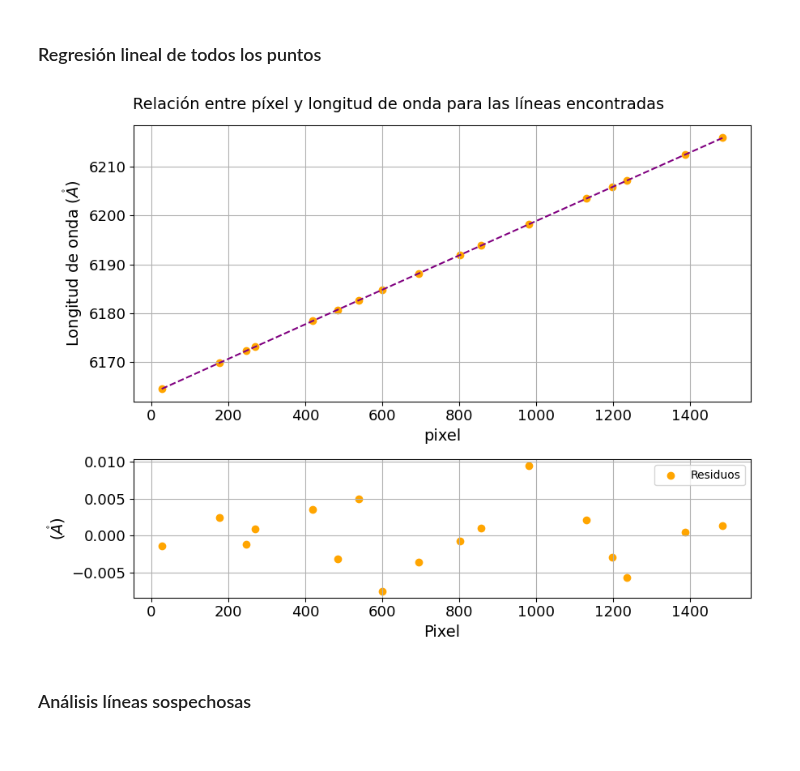
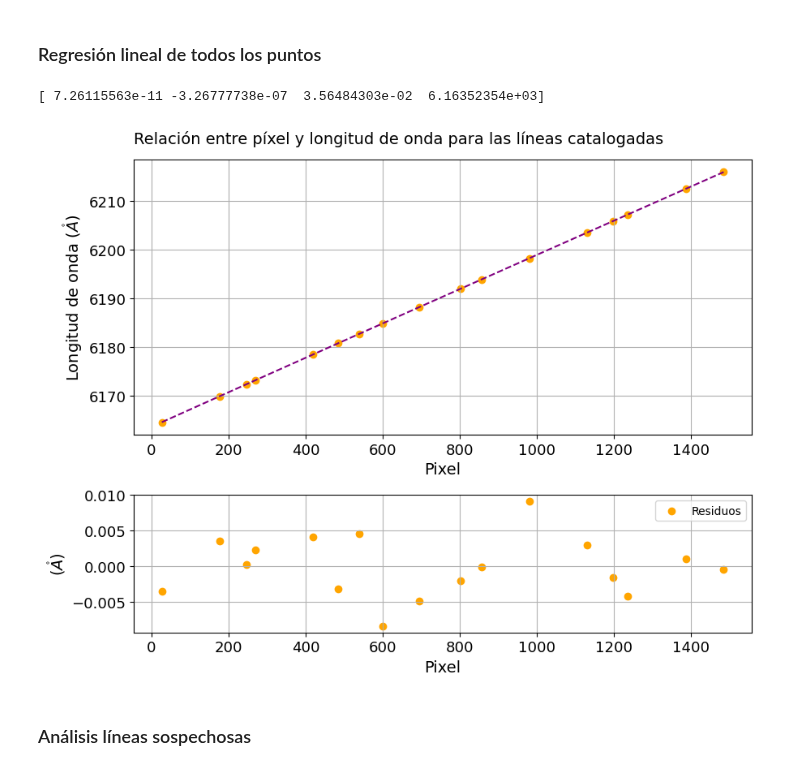
Before and after one commit to ccuellarn/Torium-Operation, a Jupyter notebook: Data/Th 6200/Analisis_6200.ipynb, the cells around one changed output. Cells and saved outputs as stored; diff of their text form; code cells hidden in the pictures.

```diff
--- a/Data/Th 6200/Analisis_6200.ipynb
+++ b/Data/Th 6200/Analisis_6200.ipynb
@@ -366,33 +370,35 @@ DataFit
 # %% [markdown]
 ### Regresión lineal de todos los puntos
 # %%
-ym,_x,res,xres,param = LinearFit(DataFit['Pixel'],DataFit['Catalogo longitud'], 4)
+ym,_x,res,xres,param = LinearFit(DataFit['Pixel'],DataFit['Catalogo longitud'], 3)
 
 #Gráfico con residuos
 fig3, axis3 = plt.subplots(2,1, figsize = (9, 7), gridspec_kw = {"height_ratios":[2, 1]})
 ax1 = axis3[0]
 ax2 = axis3[1]
 
-fig3.suptitle(r'Relación entre píxel y longitud de onda para las líneas encontradas',fontsize=14)
+fig3.suptitle(r'Relación entre píxel y longitud de onda para las líneas catalogadas',fontsize=14)
 
 ax1.scatter(DataFit['Pixel'],DataFit['Catalogo longitud'], color='orange')
 ax1.plot(_x,ym,'--',color='purple')
 ax1.set_ylabel(r"Longitud de onda $(\mathring{A})$",fontsize=14)
-ax1.set_xlabel(r'pixel',fontsize=14)
+ax1.set_xlabel(r'Pixel',fontsize=14)
 ax1.grid()
 ax1.tick_params(axis='both',labelsize=13)
 
 ax2.scatter(xres,res,label = 'Residuos',color='orange')
 ax2.grid()
 ax2.tick_params(axis='both',labelsize=13)
 ax2.legend()
 ax2.set_xlabel(r'Pixel',fontsize=14)
 ax2.set_ylabel(r'$(\mathring{A})$',fontsize=14)
 
 fig3.tight_layout()
-#fig3.savefig('th 6200 regresion lineal.jpg')
+#fig3.savefig('th 6200 regresion lineal.pdf')
+print(param)
 # %% [output]
+[ 7.26115563e-11 -3.26777738e-07  3.56484303e-02  6.16352354e+03]
-[figure, old version]
+[figure, new version]
 # %% [markdown]
 ### Análisis líneas sospechosas
 # %%
```
Also changed, not shown: parts of 4 cells of this notebook, 19 other files.
